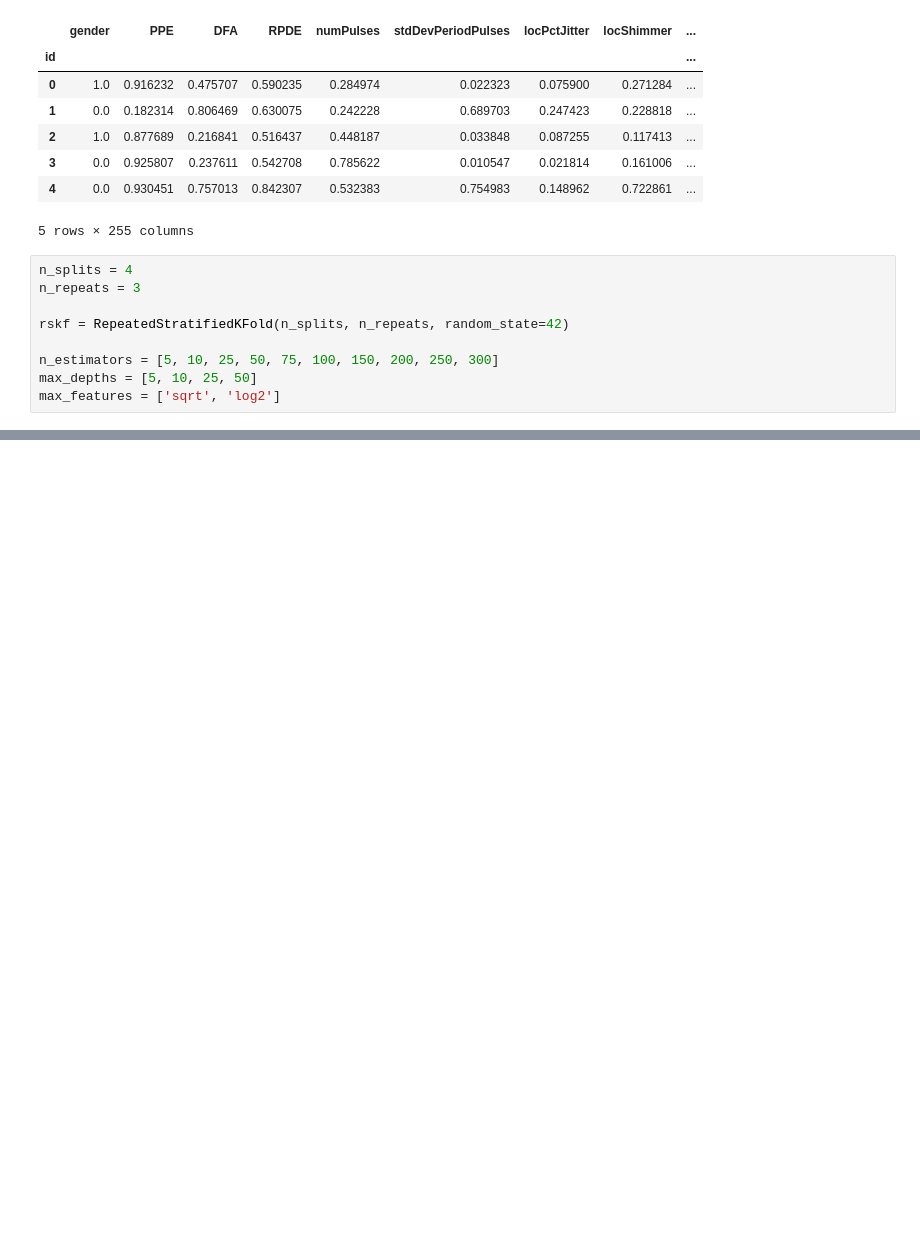
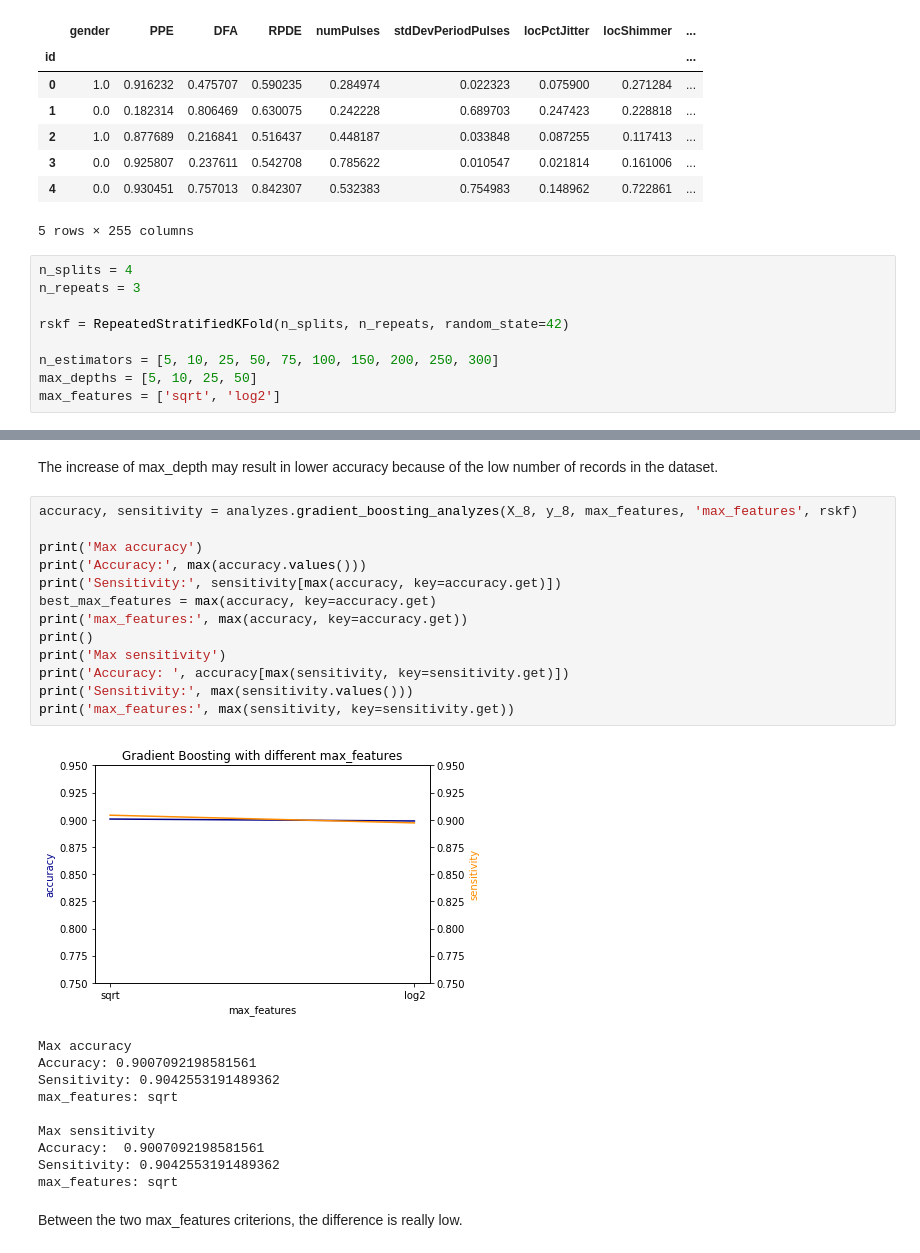
Before and after one commit to RenanNunes/Data_Science_Project_IST, a Jupyter notebook: 05_Ensembles.ipynb, the cells around one changed output, grey strips where cells are left out. Drawn from its saved outputs; the diff is of its cells as text; blank space fills up the shorter version.

```diff
--- a/05_Ensembles.ipynb
+++ b/05_Ensembles.ipynb
@@ -155,0 +292,28 @@ Best sensitivity:  0.9007092198581562
+# %% [markdown]
+The increase of max_depth may result in lower accuracy because of the low number of records in the dataset.
+# %%
+accuracy, sensitivity = analyzes.gradient_boosting_analyzes(X_8, y_8, max_features, 'max_features', rskf)
+
+print('Max accuracy')
+print('Accuracy:', max(accuracy.values()))
+print('Sensitivity:', sensitivity[max(accuracy, key=accuracy.get)])
+best_max_features = max(accuracy, key=accuracy.get)
+print('max_features:', max(accuracy, key=accuracy.get))
+print()
+print('Max sensitivity')
+print('Accuracy: ', accuracy[max(sensitivity, key=sensitivity.get)])
+print('Sensitivity:', max(sensitivity.values()))
+print('max_features:', max(sensitivity, key=sensitivity.get))
+# %% [output]
+[figure, added]
+Max accuracy
+Accuracy: 0.9007092198581561
+Sensitivity: 0.9042553191489362
+max_features: sqrt
+
+Max sensitivity
+Accuracy:  0.9007092198581561
+Sensitivity: 0.9042553191489362
+max_features: sqrt
+# %% [markdown]
+Between the two max_features criterions, the difference is really low.
```
Also changed, not shown: parts of 22 cells of this notebook, 2 other files.
